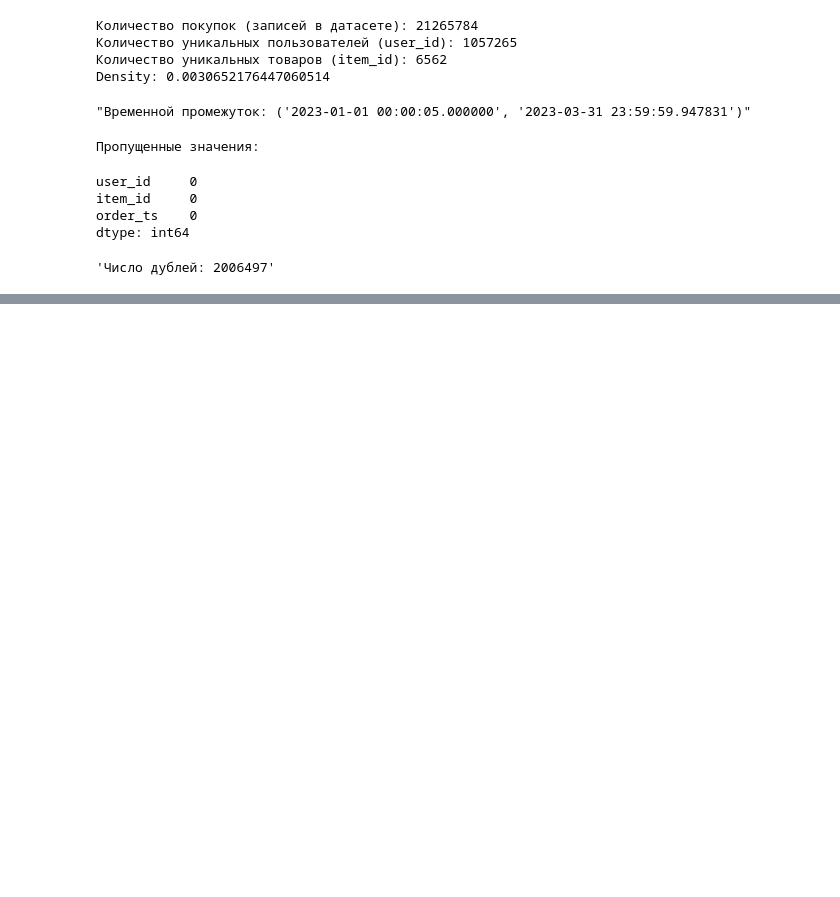
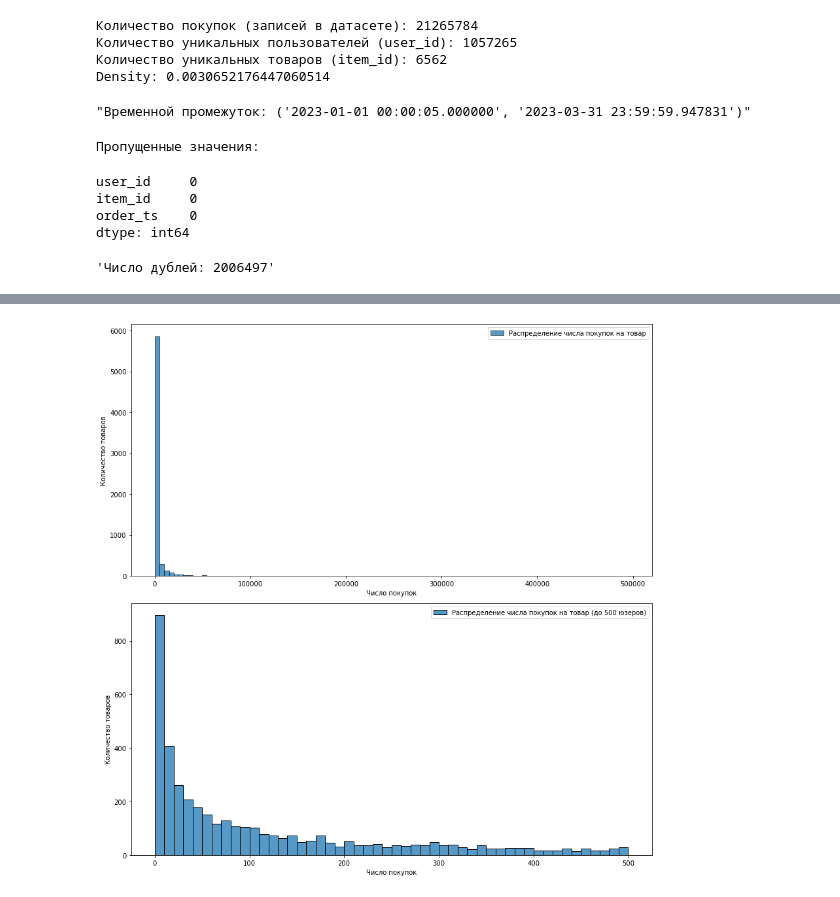
Before and after one commit to machin-ivan/recsys_project_wb, a Jupyter notebook: recsys.ipynb, the cells around one changed output, grey strips where cells are left out. Saved outputs shown, nothing was run; the diff lists cells and outputs as text; code cells hidden in the pictures; blank space fills up the shorter version.

```diff
--- a/recsys.ipynb
+++ b/recsys.ipynb
@@ -153,0 +146,20 @@ sns.scatterplot(data=tmp, x=tmp.index, y=tmp.values, s=150,
+# %%
+tmp = df.groupby('item_id').sum()['count_']
+
+
+fig, ax = plt.subplots(2, 1, figsize=(12, 12))
+sns.histplot(data=tmp, bins=100, ax=ax[0],
+            label='Распределение числа покупок на товар')
+ax[0].set_xlabel('Число покупок')
+ax[0].set_ylabel('Количество товаров')
+ax[0].legend()
+sns.histplot(data=tmp, bins=50, binrange=[0, 500], ax=ax[1],
+            label='Распределение числа покупок на товар (до 500 юзеров)')
+ax[1].set_xlabel('Число покупок')
+ax[1].set_ylabel('Количество товаров')
+ax[1].legend()
+
+plt.tight_layout()
+plt.show()
+# %% [output]
+[figure, added]
```
Also changed, not shown: parts of 32 cells of this notebook.
